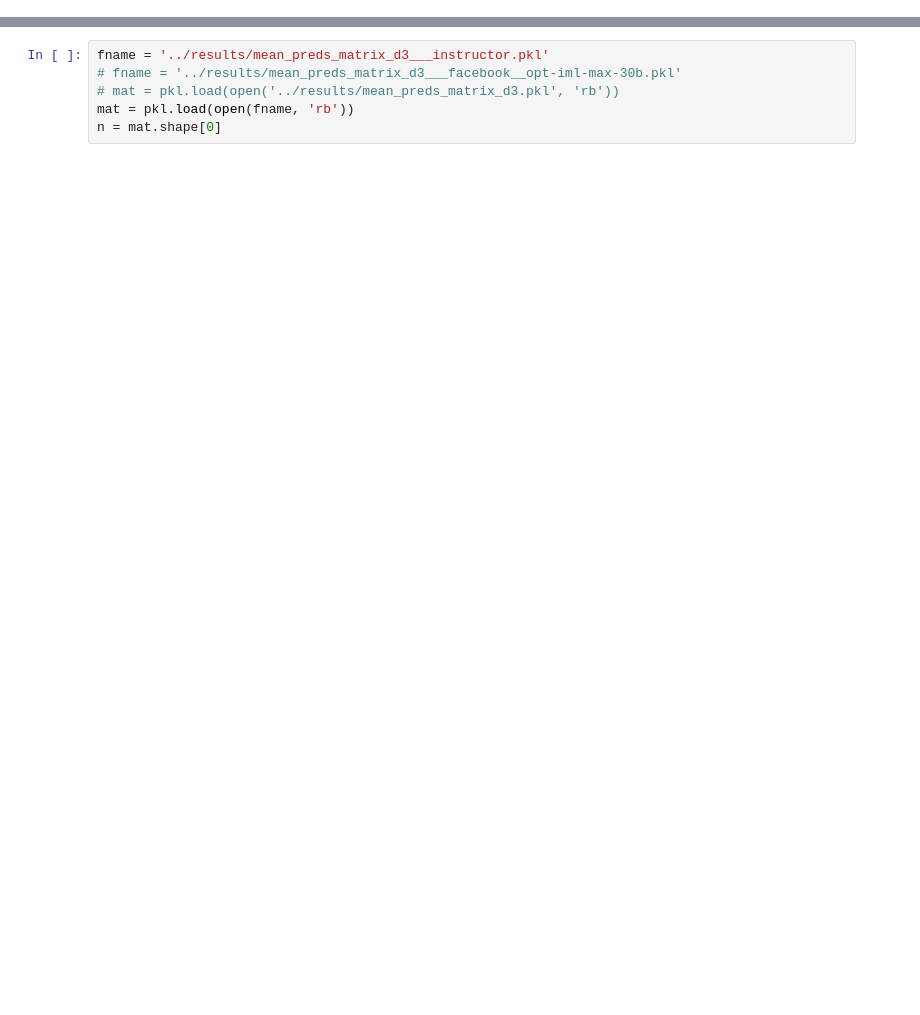
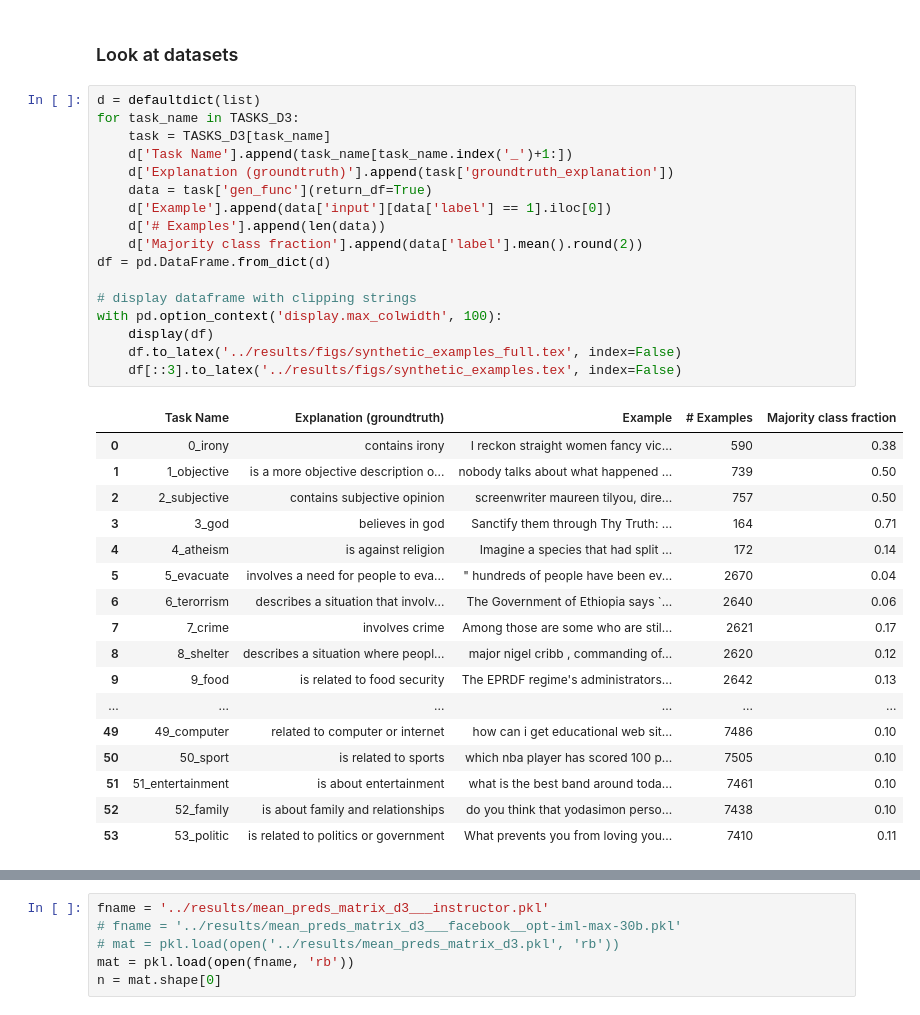
Before and after one commit to microsoft/automated-explanations, a Jupyter notebook: notebooks/00_eda_d3.ipynb, the cells around one changed output, grey strips where cells are left out. Cells and saved outputs as stored; diff of their text form; blank space fills up the shorter version.

Commit message:
d3 example table

```diff
--- a/notebooks/00_eda_d3.ipynb
+++ b/notebooks/00_eda_d3.ipynb
@@ -18,4 +19,41 @@ from scipy.special import softmax
 # %% [output]
 The autoreload extension is already loaded. To reload it, use:
   %reload_ext autoreload
+# %% [markdown]
+### Look at datasets
+# %%
+d = defaultdict(list)
+for task_name in TASKS_D3:
+    task = TASKS_D3[task_name]
+    d['Task Name'].append(task_name[task_name.index('_')+1:])
+    d['Explanation (groundtruth)'].append(task['groundtruth_explanation'])
+    data = task['gen_func'](return_df=True)
+    d['Example'].append(data['input'][data['label'] == 1].iloc[0])
+    d['# Examples'].append(len(data))
+    d['Majority class fraction'].append(data['label'].mean().round(2))
+df = pd.DataFrame.from_dict(d)
+
+# display dataframe with clipping strings
+with pd.option_context('display.max_colwidth', 100):
+    display(df)
+    df.to_latex('../results/figs/synthetic_examples_full.tex', index=False)
+    df[::3].to_latex('../results/figs/synthetic_examples.tex', index=False)
+# %% [output]
+|  | Task Name | Explanation (groundtruth) | Example | # Examples | Majority class fraction |
+| 0 | 0_irony | contains irony | I reckon straight women fancy vic... | 590 | 0.38 |
+| 1 | 1_objective | is a more objective description o... | nobody talks about what happened ... | 739 | 0.50 |
+| 2 | 2_subjective | contains subjective opinion | screenwriter maureen tilyou, dire... | 757 | 0.50 |
+| 3 | 3_god | believes in god | Sanctify them through Thy Truth: ... | 164 | 0.71 |
+| 4 | 4_atheism | is against religion | Imagine a species that had split ... | 172 | 0.14 |
+| 5 | 5_evacuate | involves a need for people to eva... | " hundreds of people have been ev... | 2670 | 0.04 |
+| 6 | 6_terorrism | describes a situation that involv... | The Government of Ethiopia says `... | 2640 | 0.06 |
+| 7 | 7_crime | involves crime | Among those are some who are stil... | 2621 | 0.17 |
+| 8 | 8_shelter | describes a situation where peopl... | major nigel cribb , commanding of... | 2620 | 0.12 |
+| 9 | 9_food | is related to food security | The EPRDF regime's administrators... | 2642 | 0.13 |
+| ... | ... | ... | ... | ... | ... |
+| 49 | 49_computer | related to computer or internet | how can i get educational web sit... | 7486 | 0.10 |
+| 50 | 50_sport | is related to sports | which nba player has scored 100 p... | 7505 | 0.10 |
+| 51 | 51_entertainment | is about entertainment | what is the best band around toda... | 7461 | 0.10 |
+| 52 | 52_family | is about family and relationships | do you think that yodasimon perso... | 7438 | 0.10 |
+| 53 | 53_politic | is related to politics or government | What prevents you from loving you... | 7410 | 0.11 |
 # %% [markdown]
```
Also changed, not shown: parts of 3 cells of this notebook, 3 other files.
